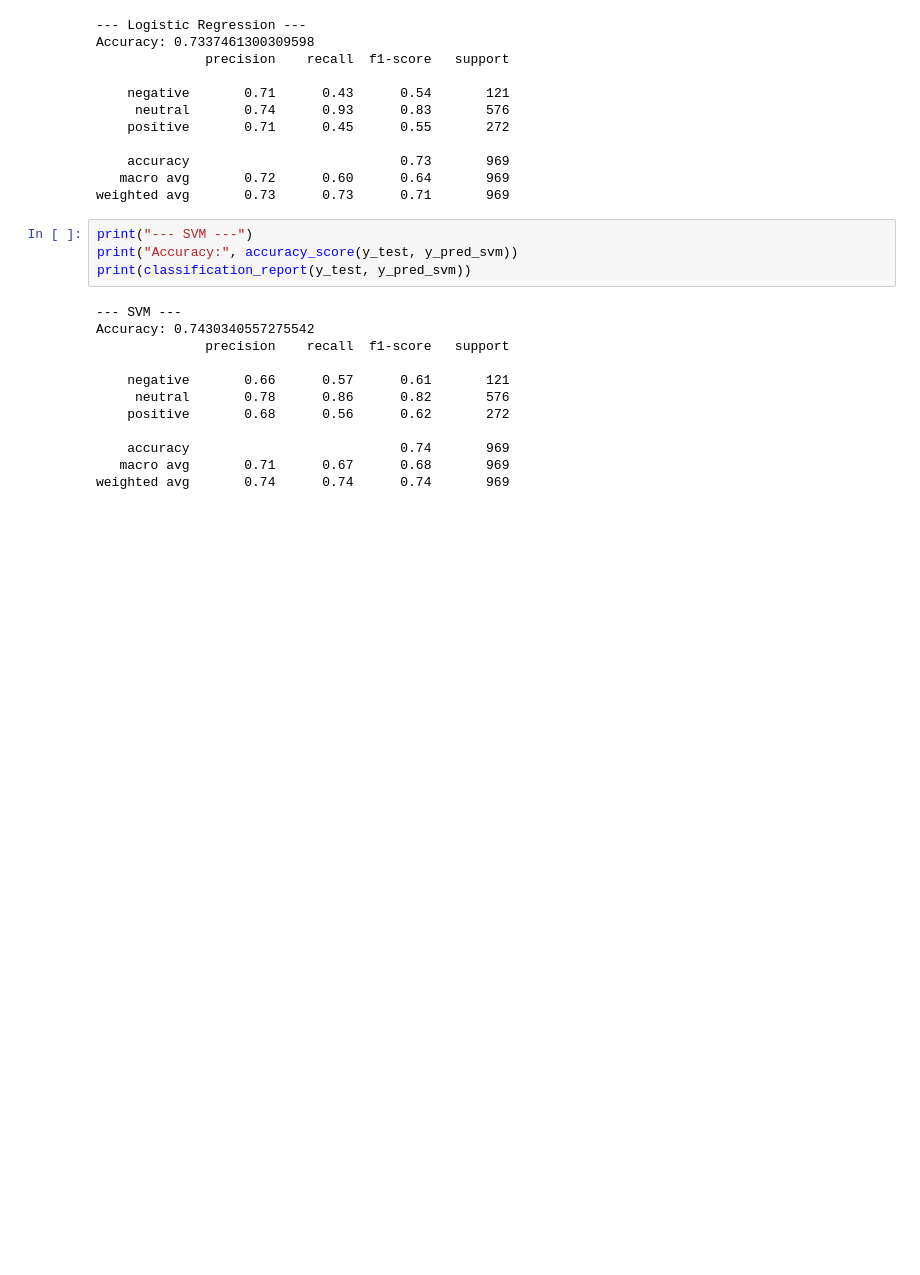
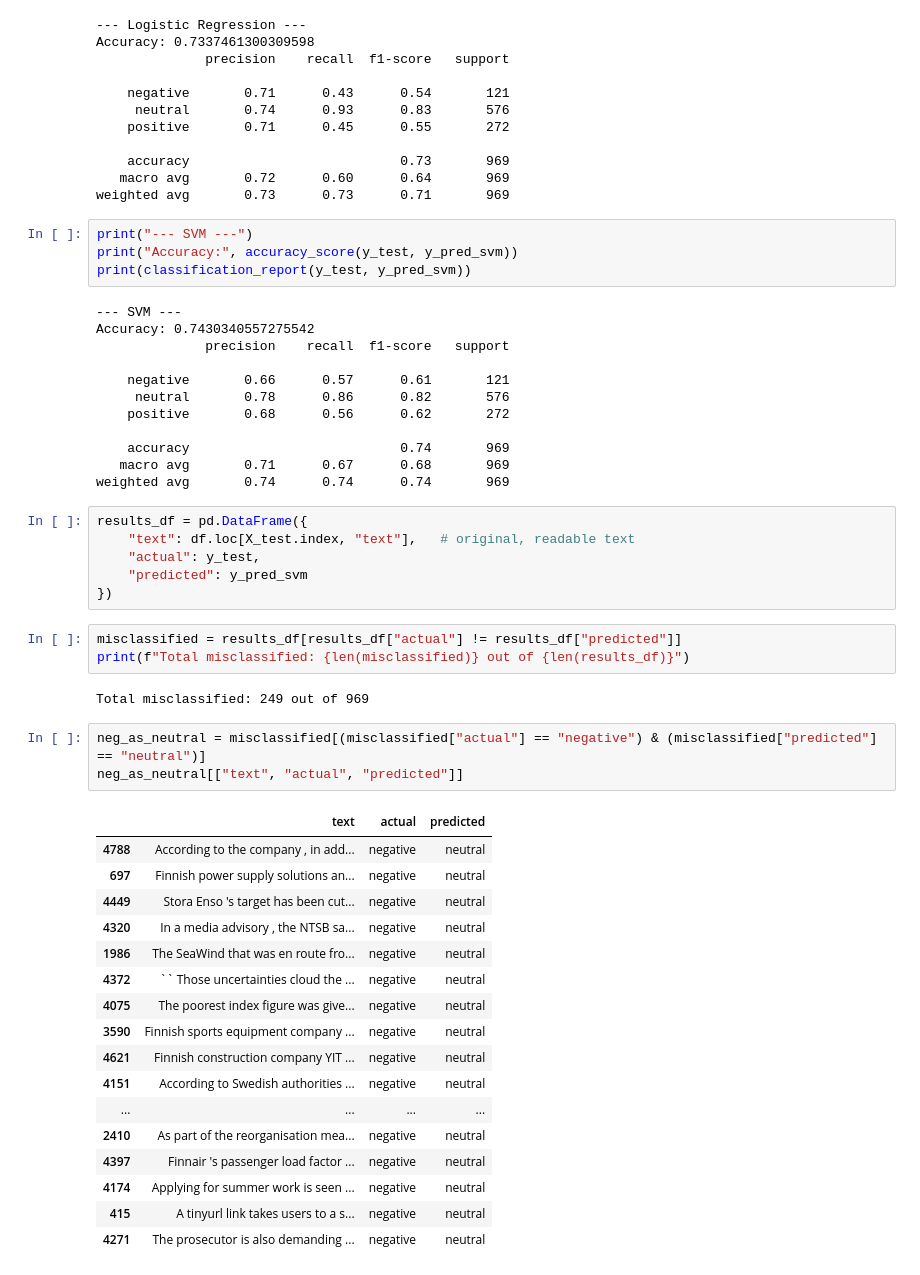
Before and after one commit to AryanDash77/financial-news-sentiment, a Jupyter notebook: notebooks/02_modelling.ipynb, the cells around one changed output. Cells and saved outputs as stored; diff of their text form; blank space fills up the shorter version.

```diff
--- a/notebooks/02_modelling.ipynb
+++ b/notebooks/02_modelling.ipynb
@@ -101,3 +101,35 @@ Accuracy: 0.7430340557275542
     accuracy                           0.74       969
    macro avg       0.71      0.67      0.68       969
 weighted avg       0.74      0.74      0.74       969
+# %%
+results_df = pd.DataFrame({
+    "text": df.loc[X_test.index, "text"],   # original, readable text
+    "actual": y_test,
+    "predicted": y_pred_svm
+})
+# %%
+misclassified = results_df[results_df["actual"] != results_df["predicted"]]
+print(f"Total misclassified: {len(misclassified)} out of {len(results_df)}")
+# %% [output]
+Total misclassified: 249 out of 969
+# %%
+neg_as_neutral = misclassified[(misclassified["actual"] == "negative") & (misclassified["predicted"] == "neutral")]
+neg_as_neutral[["text", "actual", "predicted"]]
+# %% [output]
+|  | text | actual | predicted |
+| 4788 | According to the company , in add... | negative | neutral |
+| 697 | Finnish power supply solutions an... | negative | neutral |
+| 4449 | Stora Enso 's target has been cut... | negative | neutral |
+| 4320 | In a media advisory , the NTSB sa... | negative | neutral |
+| 1986 | The SeaWind that was en route fro... | negative | neutral |
+| 4372 | `` Those uncertainties cloud the ... | negative | neutral |
+| 4075 | The poorest index figure was give... | negative | neutral |
+| 3590 | Finnish sports equipment company ... | negative | neutral |
+| 4621 | Finnish construction company YIT ... | negative | neutral |
+| 4151 | According to Swedish authorities ... | negative | neutral |
+| ... | ... | ... | ... |
+| 2410 | As part of the reorganisation mea... | negative | neutral |
+| 4397 | Finnair 's passenger load factor ... | negative | neutral |
+| 4174 | Applying for summer work is seen ... | negative | neutral |
+| 415 | A tinyurl link takes users to a s... | negative | neutral |
+| 4271 | The prosecutor is also demanding ... | negative | neutral |
```
Also changed, not shown: parts of 4 cells of this notebook.
